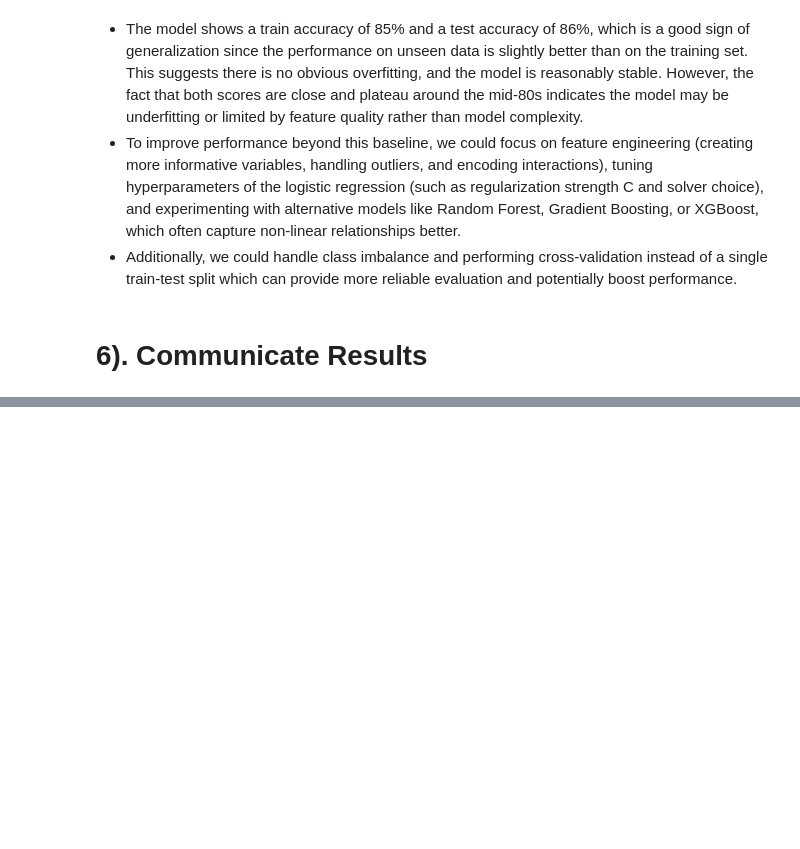
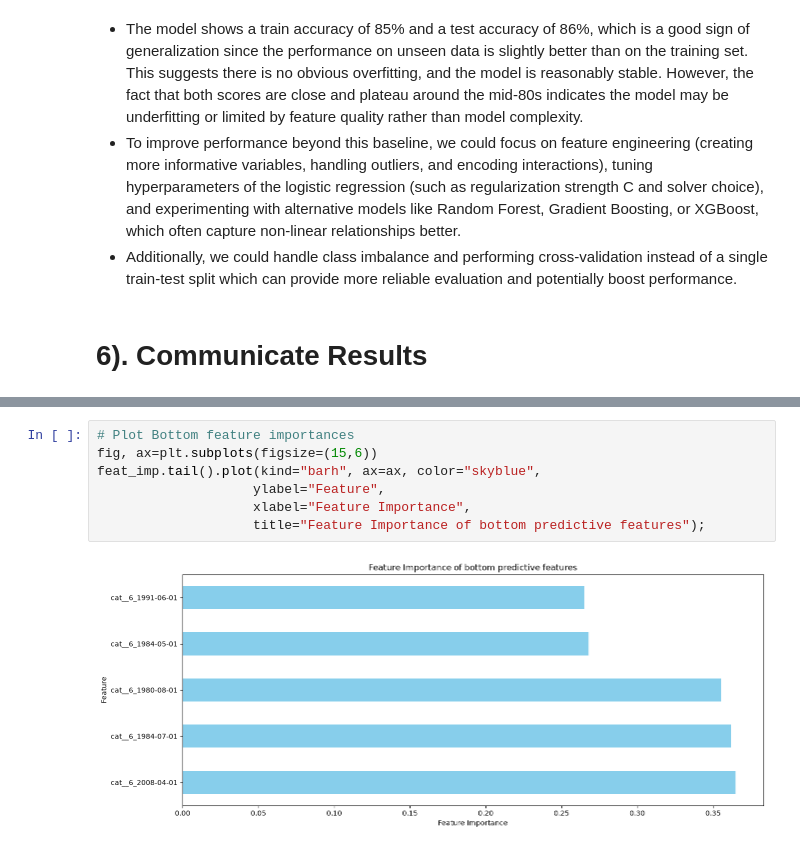
Before and after one commit to NedJuma/Modelling_Credit_Defaults-Logistic_Regression-, a Jupyter notebook: notebooks/modelling.ipynb, the cells around one changed output, grey strips where cells are left out. Saved outputs shown, nothing was run; the diff lists cells and outputs as text; blank space fills up the shorter version.

```diff
--- a/notebooks/modelling.ipynb
+++ b/notebooks/modelling.ipynb
@@ -135,0 +201,9 @@ Model accuracy on test set: 86 %
+# %%
+# Plot Bottom feature importances
+fig, ax=plt.subplots(figsize=(15,6))
+feat_imp.tail().plot(kind="barh", ax=ax, color="skyblue",
+                    ylabel="Feature",
+                    xlabel="Feature Importance",
+                    title="Feature Importance of bottom predictive features");
+# %% [output]
+[figure, added]
```
Also changed, not shown: parts of 6 cells of this notebook, 1 other file.
